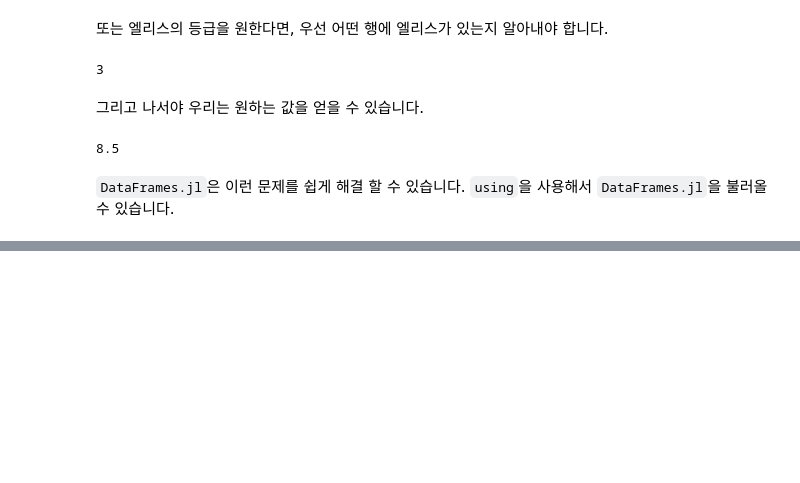
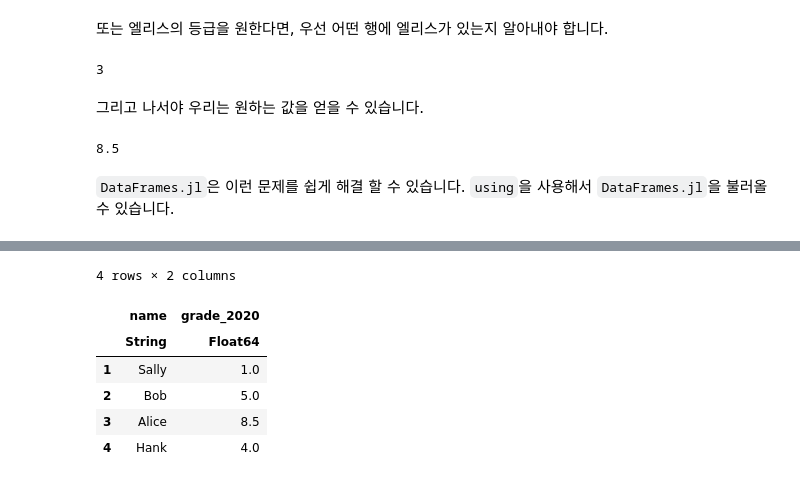
Before and after one commit to JunDamin/NotebooksForDataScience, a Jupyter notebook: docs/julia/data_science/04_DataFrames.ipynb, the cells around one changed output, grey strips where cells are left out. Drawn from its saved outputs; the diff is of its cells as text; code cells hidden in the pictures; blank space fills up the shorter version.

```diff
--- a/docs/julia/data_science/04_DataFrames.ipynb
+++ b/docs/julia/data_science/04_DataFrames.ipynb
@@ -92,0 +116,15 @@ using DataFrames
+# %%
+function grades_2020()
+    name = ["Sally", "Bob", "Alice", "Hank"]
+    grade_2020 = [1, 5, 8.5, 4]
+    DataFrame(; name, grade_2020)
+end
+grades_2020()
+# %% [output]
+4 rows × 2 columns
+|  | name | grade_2020 |
+|  | String | Float64 |
+| 1 | Sally | 1.0 |
+| 2 | Bob | 5.0 |
+| 3 | Alice | 8.5 |
+| 4 | Hank | 4.0 |
```
Also changed, not shown: parts of 102 cells of this notebook, 4 other files.
